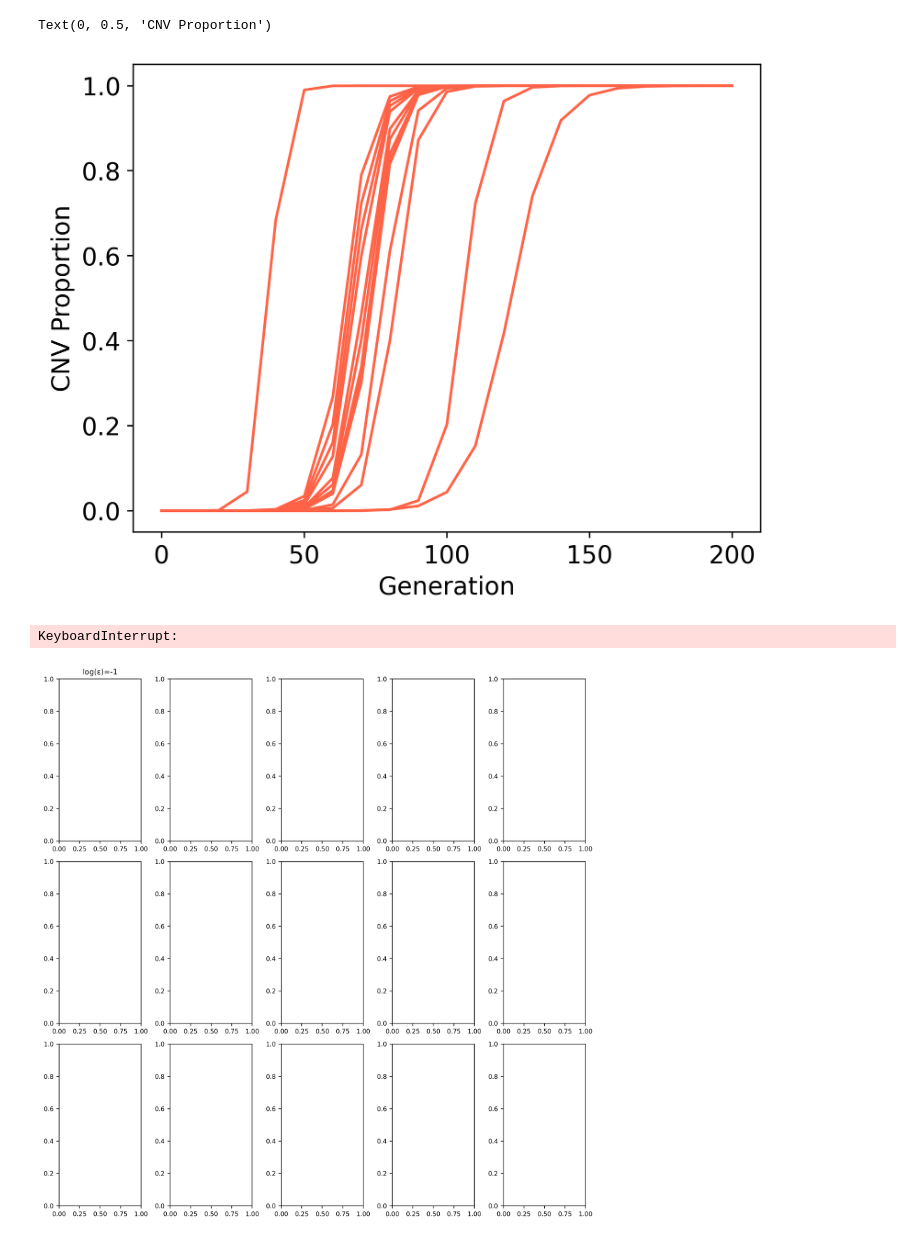
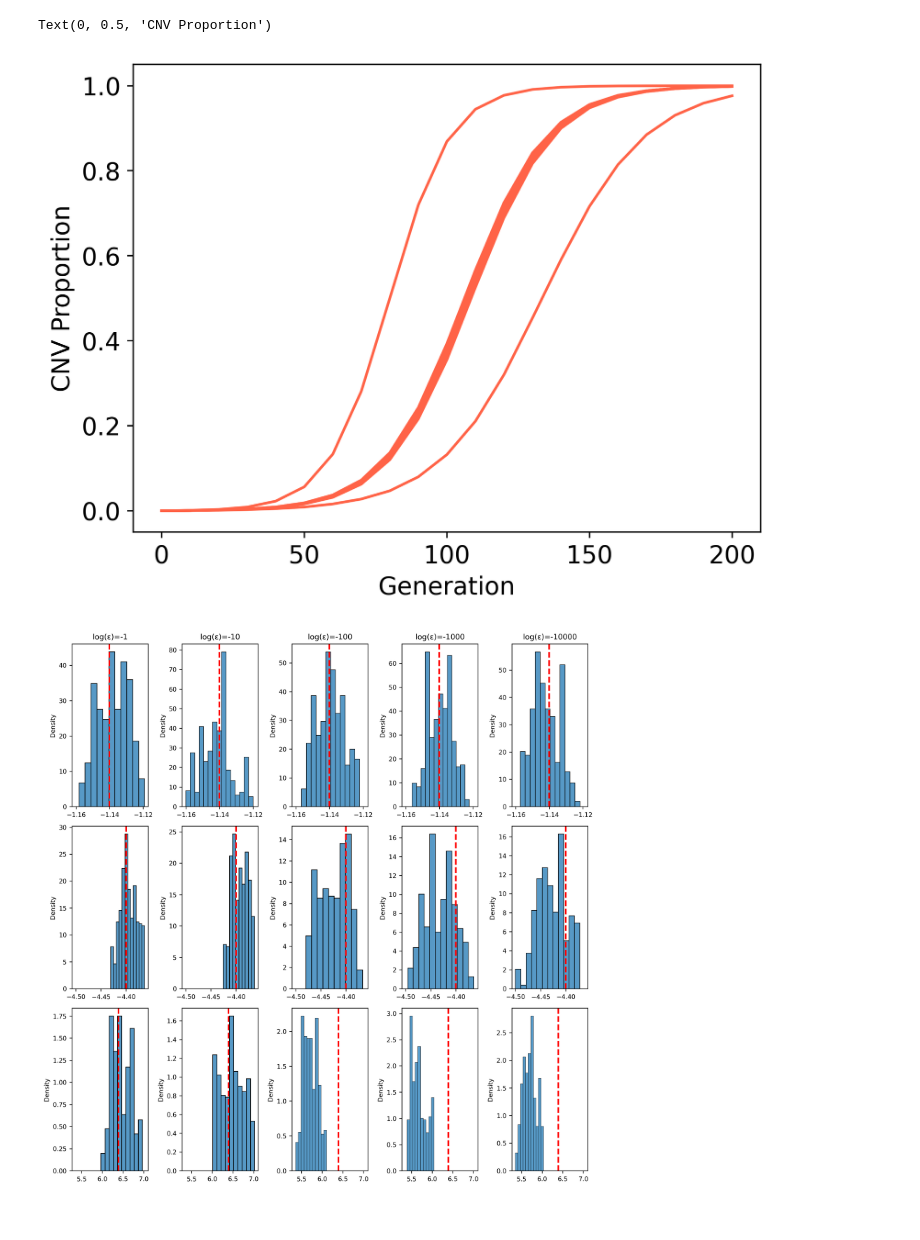
Before and after one commit to yoavram-lab/collective_posterior, a Jupyter notebook: CLASSIC_WF/epsilon_fitting.ipynb, the cells around one changed output. Saved outputs shown, nothing was run; the diff lists cells and outputs as text; code cells hidden in the pictures.

```diff
--- a/CLASSIC_WF/epsilon_fitting.ipynb
+++ b/CLASSIC_WF/epsilon_fitting.ipynb
@@ -36,7 +36,7 @@ prior = get_prior('CLASSIC_WF')
 th = prior.sample((1,)).squeeze() # Example parameters in log10 space
 
 generation = torch.arange(0,201,10)
-X = wrapper(CLASSIC_WF,parameters=th, reps=12)
+X = wrapper(CLASSIC_WF,parameters=th, reps=7)
 change_font(14)
 
 for i in range(len(X)):
@@ -49,34 +49,32 @@ Text(0, 0.5, 'CNV Proportion')
 # %%
-x_outlier = CLASSIC_WF(th+0.25).reshape(1,-1)
-x_oo = CLASSIC_WF(th-0.25).reshape(1,-1)
-X_o = torch.cat([X,x_outlier, x_oo])
+x_outlier = wrapper_hierarchical(CLASSIC_WF, 3, th, var=0.1)
+X_o = torch.cat([X,x_outlier])
 for i in range(len(X_o)):
     plt.plot(generation,X_o[i], color='tomato')
 plt.xlabel('Generation')
 plt.ylabel('CNV Proportion')
 # %% [output]
 Text(0, 0.5, 'CNV Proportion')
-[figure, old version]
+[figure, new version]
 # %%
 from inference_utils import get_prior
 prior = get_prior('CLASSIC_WF')
 
-posterior = pickle.load(open('posterior_singles.pkl', 'rb'))
+posterior = pickle.load(open('posterior_CLASSIC_WF_50000_20.pkl', 'rb'))
 
 change_font(8)
 fig, ax = plt.subplots(3,5, tight_layout=True, figsize=(10,10), sharex='row')
 for i in range(5):
     epsilon = -10**i
     ax[0,i].set_title(f'log(ε)={int(epsilon)}')
     op = CollectivePosterior(prior, X_o, posterior, 1, epsilon)
     op.get_log_C()
-    samps = op.rejection_sample(500)
+    samps = op.mcmc_from_top_sn(500, take_sn=50)
     for j in range(len(samps[0])):
         histplot(samps[:,j], ax=ax[j,i], stat='density')
         ax[j,i].axvline(th[j], color='red', lw=2, ls='--')
 # %% [output]
-KeyboardInterrupt:
-[figure, old version]
+[figure, new version]
 # %%
 change_font(15)
 fig, ax = plt.subplots(3,5, tight_layout=True, figsize=(18,10), sharex='row')
```
Also changed, not shown: parts of 3 cells of this notebook, 21 other files.
